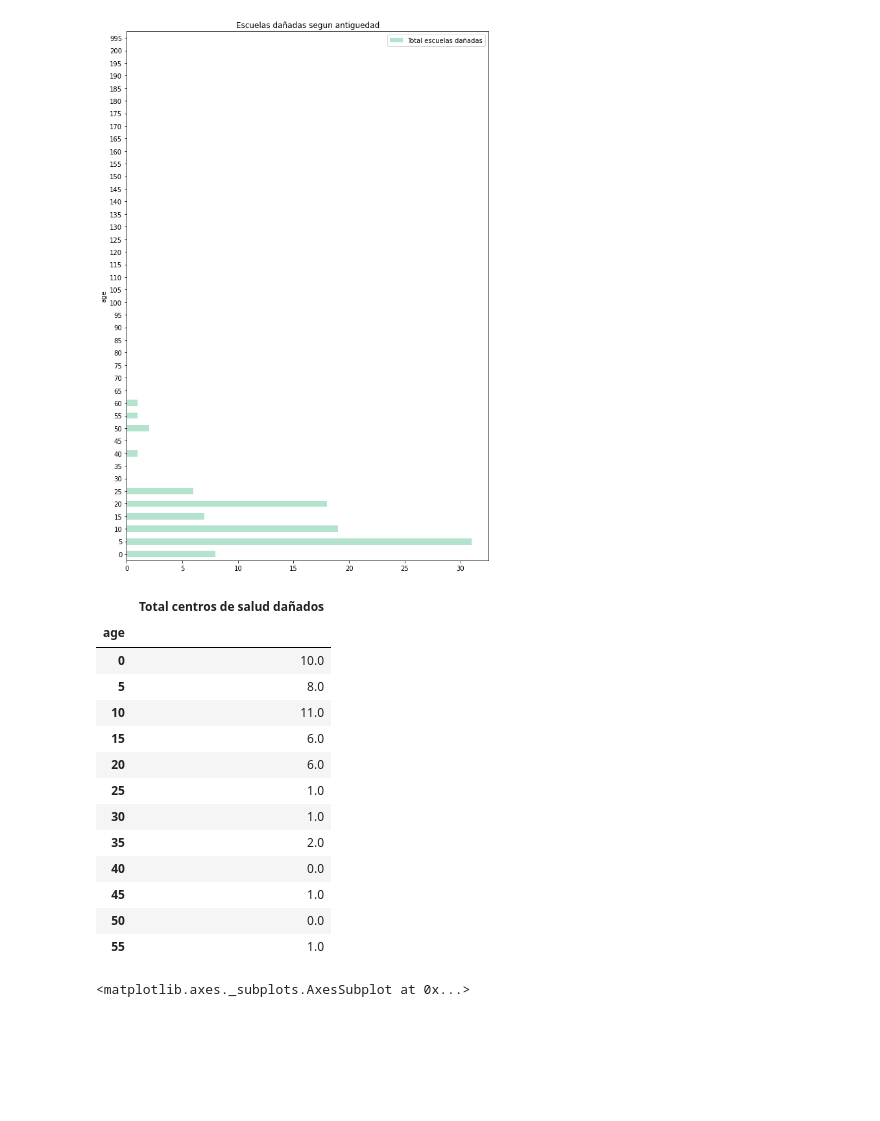
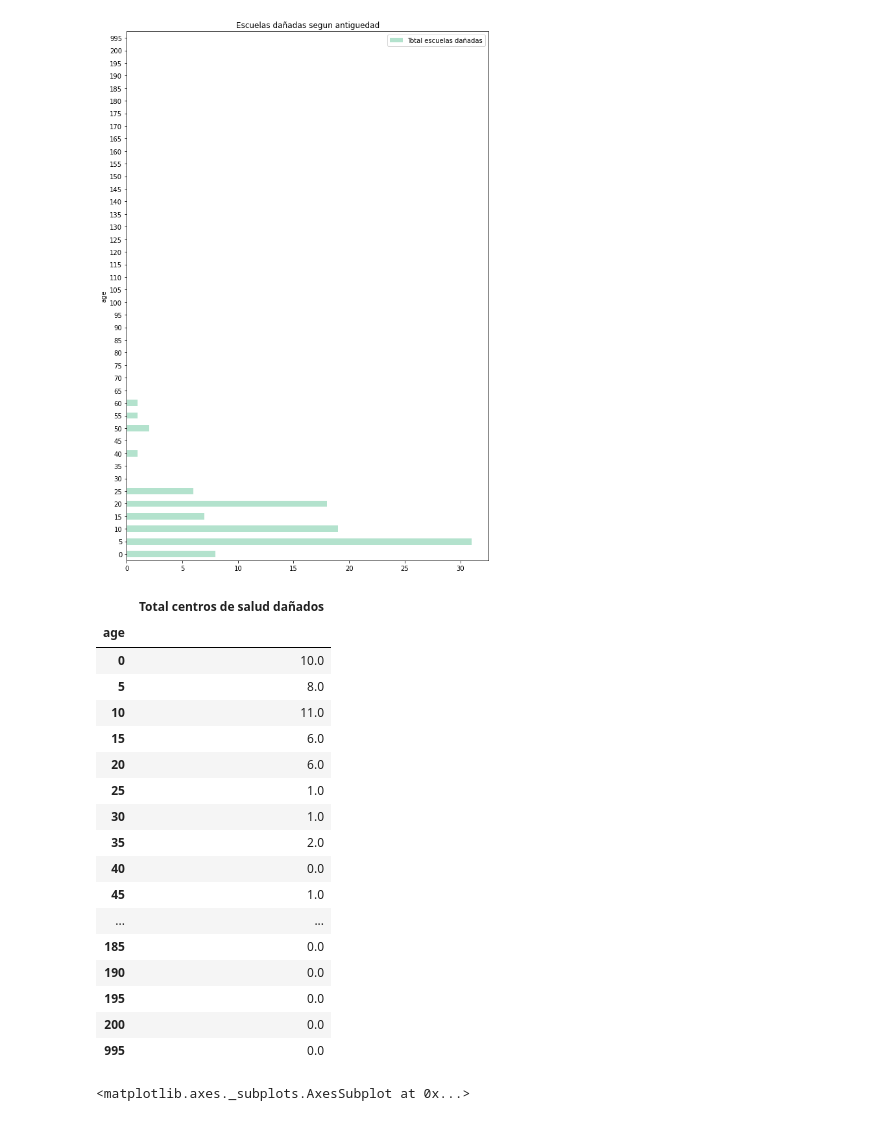
Before and after one commit to FranciscoGauna/TP-Datos-2021, a Jupyter notebook: Usos de las edificaciones.ipynb, the cells around one changed output. Drawn from its saved outputs; the diff is of its cells as text; code cells hidden in the pictures; blank space fills up the shorter version.

```diff
--- a/Usos de las edificaciones.ipynb
+++ b/Usos de las edificaciones.ipynb
@@ -45,23 +51,27 @@ escuelasAge.plot.barh(stacked = True, colormap='Pastel2', title='Escuelas dañad
 # %%
 centrosSalud = values[values['has_secondary_use_health_post'] == True]
 centrosSalud = values.groupby(['age']).agg({'has_secondary_use_health_post':'sum'})\
 .rename(columns = {'has_secondary_use_health_post':'Total centros de salud dañados'})
-centrosSalud.head(12)
+centrosSalud
 # %% [output]
 |  | Total centros de salud dañados |
 | age |  |
 | 0 | 10.0 |
 | 5 | 8.0 |
 | 10 | 11.0 |
 | 15 | 6.0 |
 | 20 | 6.0 |
 | 25 | 1.0 |
 | 30 | 1.0 |
 | 35 | 2.0 |
 | 40 | 0.0 |
 | 45 | 1.0 |
-| 50 | 0.0 |
-| 55 | 1.0 |
+| ... | ... |
+| 185 | 0.0 |
+| 190 | 0.0 |
+| 195 | 0.0 |
+| 200 | 0.0 |
+| 995 | 0.0 |
 # %%
 centrosSalud.plot.barh(stacked = True, colormap='Pastel1', title='Centros de salud dañados segun antiguedad',figsize =(10,15))
 # %% [output]
```
Also changed, not shown: parts of 3 cells of this notebook.
